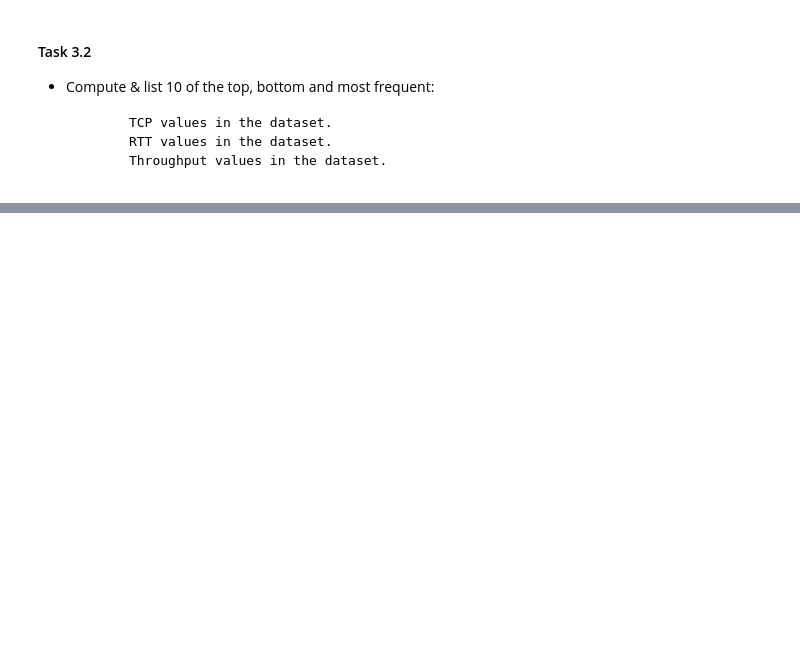
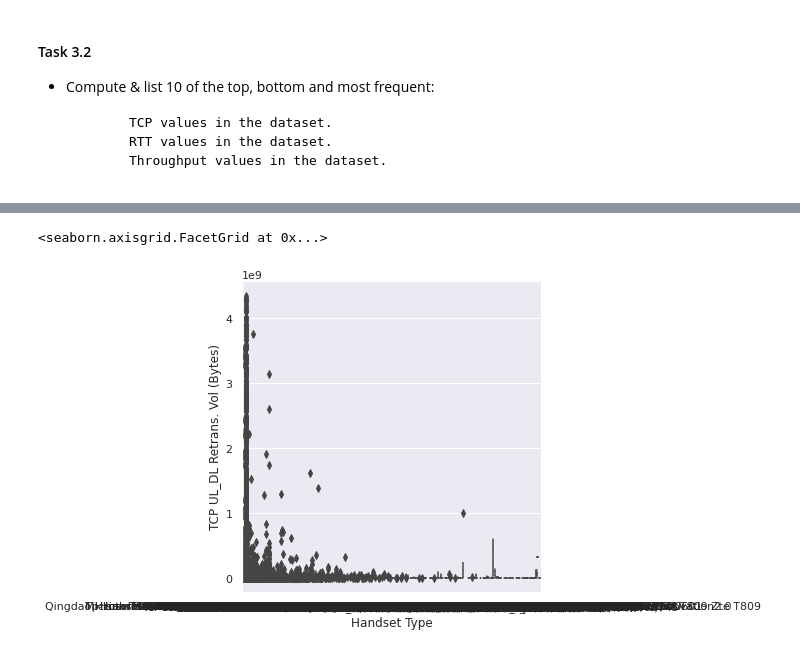
Before and after one commit to eyerus21/10Academy-week-1-challenge, a Jupyter notebook: notebooks/_.ipynb, the cells around one changed output, grey strips where cells are left out. Cells and saved outputs as stored; diff of their text form; code cells hidden in the pictures; blank space fills up the shorter version.

```diff
--- a/notebooks/_.ipynb
+++ b/notebooks/_.ipynb
@@ -782,0 +1171,5 @@ AttributeError: 'numpy.float64' object has no attribute 'head'
+# %%
+sns.catplot(x="Handset Type", y="TCP UL_DL Retrans. Vol (Bytes)", kind="box", data=df)
+# %% [output]
+<seaborn.axisgrid.FacetGrid at 0x...>
+[figure, added]
```
Also changed, not shown: parts of 56 cells of this notebook.
